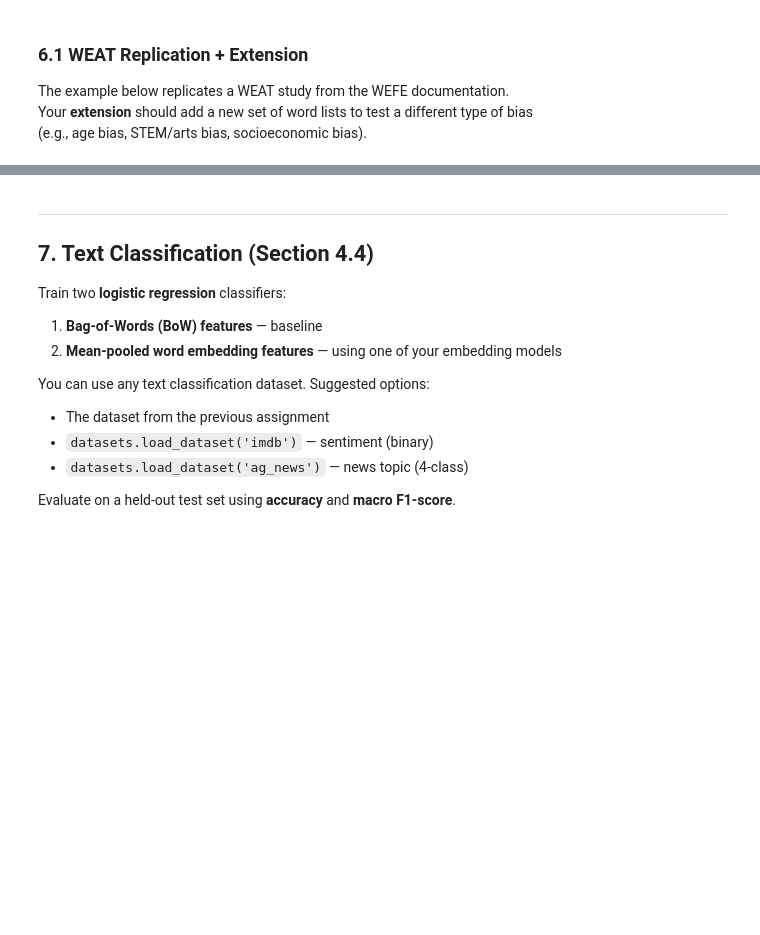
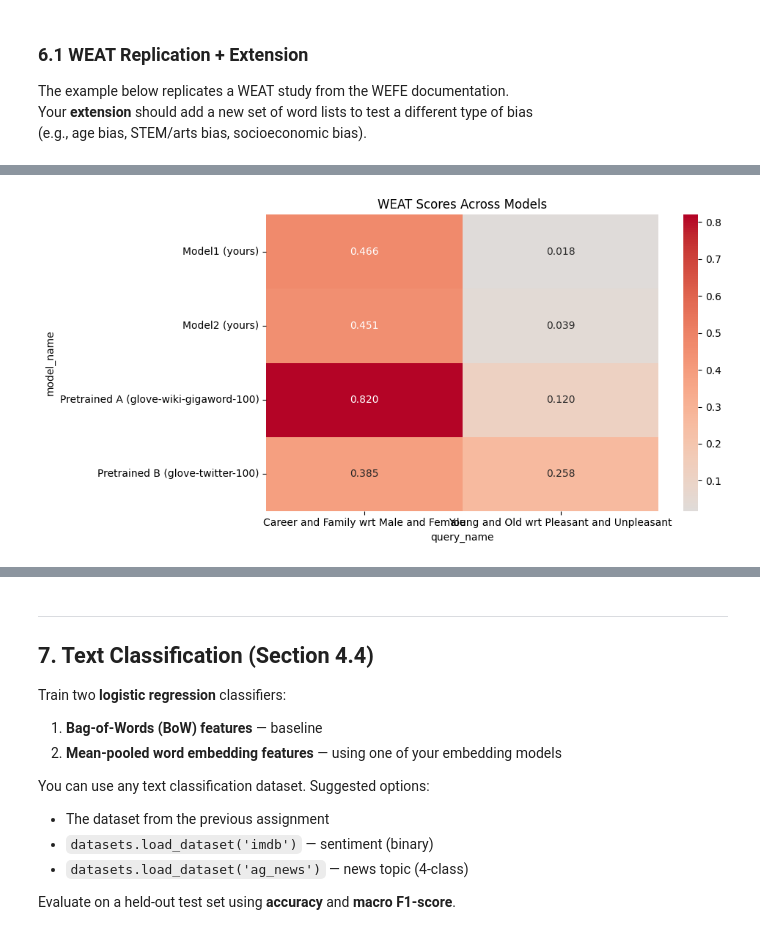
Before and after one commit to Grace309/4NL3-Assignment3, a Jupyter notebook: Assignment3_student.ipynb, the cells around one changed output, grey strips where cells are left out. Saved outputs shown, nothing was run; the diff lists cells and outputs as text; code cells hidden in the pictures; blank space fills up the shorter version.

```diff
--- a/Assignment3_student.ipynb
+++ b/Assignment3_student.ipynb
@@ -138,10 +150,10 @@ Each variation should differ in at least one hyperparameter:
 # Use: gensim.models.Word2Vec(sentences, sg=..., vector_size=..., window=..., min_count=..., workers=4)
 
 model1_params = {
-    'sg': None,          # TODO: 1 for skip-gram, 0 for CBoW
-    'vector_size': None, # TODO: embedding dimensionality
-    'window': None,      # TODO: context window size
-    'min_count': None,   # TODO: minimum word frequency
+    'sg': 1,          # TODO: 1 for skip-gram, 0 for CBoW
+    'vector_size': 100, # TODO: embedding dimensionality
+    'window': 5,      # TODO: context window size
+    'min_count': 5,   # TODO: minimum word frequency
     'workers': 4,
     'seed': RANDOM_SEED,
     'epochs': 5,
@@ -149,7 +161,7 @@ model1_params = {
 
 print('Training Model 1...')
 # YOUR CODE HERE
-model1 = None,   # TODO
+model1 = Word2Vec(sentences=sentences, **model1_params)  # TODO
 
 # Save the model
 # model1.save('model1.bin')
@@ -165,10 +181,10 @@ print(f'Vector size: {model1.wv.vector_size}')
 # Clearly comment how it differs from Model 1
 
 model2_params = {
-    'sg': None,          # TODO
-    'vector_size': None, # TODO
-    'window': None,      # TODO
-    'min_count': None,   # TODO
+    'sg': 0,          # TODO: CBoW
+    'vector_size': 200, # TODO
+    'window': 3,      # TODO
+    'min_count': 10,   # TODO
     'workers': 4,
     'seed': RANDOM_SEED,
     'epochs': 5,
@@ -176,7 +192,7 @@ model2_params = {
 
 print('Training Model 2...')
 # YOUR CODE HERE
-model2 = None,   # TODO
+model2 = Word2Vec(sentences=sentences, **model2_params)  # TODO
 
 # Save the model
 # model2.save('model2.bin')
@@ -201,18 +221,18 @@ You can see all available models with `gensim.downloader.info()['models'].keys()
 # YOUR CODE HERE: choose a model name from gensim.downloader and load it
 # e.g.: pretrained_a = api.load('glove-wiki-gigaword-100')
 
-pretrained_a_name = 'TODO'  # replace with chosen model name
+pretrained_a_name = 'glove-wiki-gigaword-100'  # replace with chosen model name
 print(f'Loading pretrained model A: {pretrained_a_name} ...')
 # YOUR CODE HERE
-pretrained_a = None,   # TODO
+pretrained_a = api.load(pretrained_a_name)   # TODO
 
 
 # --- Load Pretrained Model B ---
 # YOUR CODE HERE: load a second DIFFERENT pretrained model
 
-pretrained_b_name = 'TODO'  # replace with chosen model name
+pretrained_b_name = 'glove-twitter-100'  # replace with chosen model name
 print(f'Loading pretrained model B: {pretrained_b_name} ...')
 # YOUR CODE HERE
-pretrained_b = None,   # TODO
+pretrained_b = api.load(pretrained_b_name)   # TODO
 
 print('Pretrained models loaded.')
@@ -373,10 +513,22 @@ print(wefe_results)
 # %%
 # --- Visualize the WEAT results ---
 # YOUR CODE HERE: create a heatmap or bar chart of the WEAT scores across models and queries
 # Use seaborn or matplotlib
 # Hint: wefe_results is a DataFrame you can pass directly to sns.heatmap()
 
 # YOUR CODE HERE
+if {'query_name', 'model_name', 'result'}.issubset(wefe_results.columns):
+    heatmap_df = wefe_results.pivot(index='query_name', columns='model_name', values='result')
+else:
+    heatmap_df = wefe_results.select_dtypes(include=[np.number]).copy()
+
+plt.figure(figsize=(10, 5))
+sns.heatmap(heatmap_df, annot=True, fmt=".3f", cmap="coolwarm", center=0)
+plt.title("WEAT Scores Across Models")
+plt.tight_layout()
+plt.show()
+# %% [output]
+[figure, added]
 # %% [markdown]
 ### Bias Reflection
 
```
Also changed, not shown: parts of 18 cells of this notebook, 1 other file.
